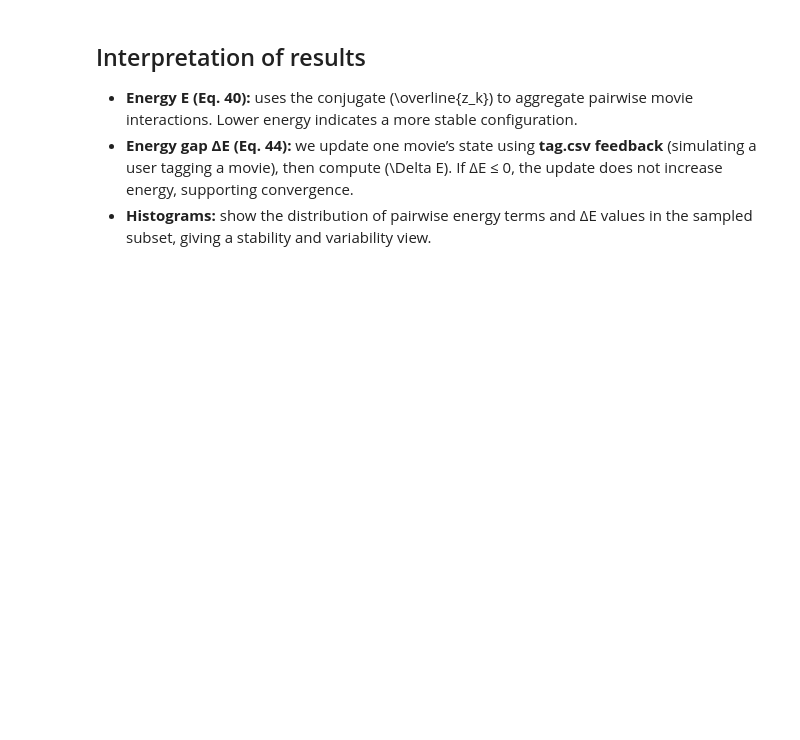
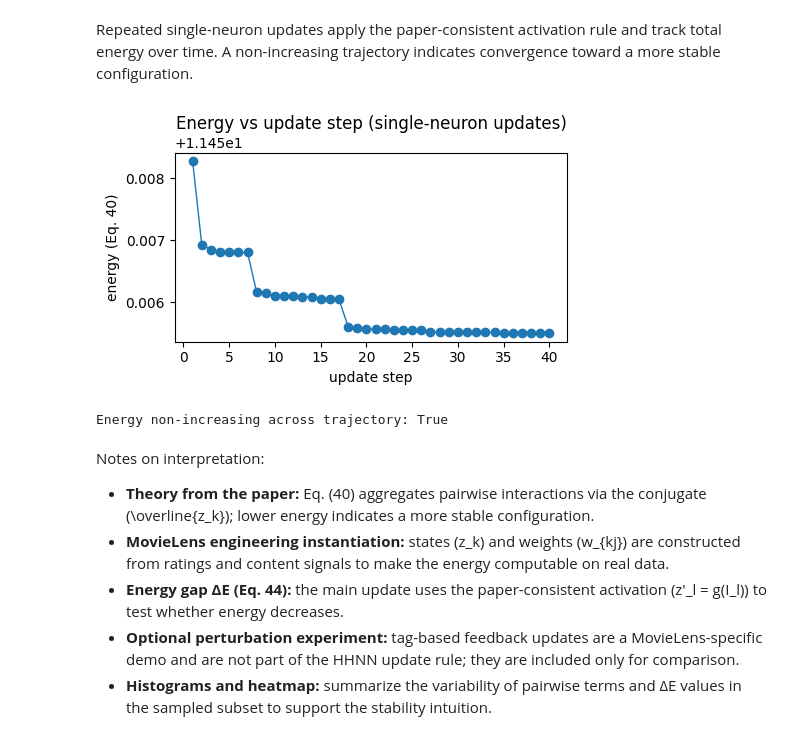
Before and after one commit to yixuan116/MovieLens-with-Restricted-Boltzmann-machine, a Jupyter notebook: notebooks/03_Activ and Engy func.ipynb, the cells around one changed output. Cells and saved outputs as stored; diff of their text form; code cells hidden in the pictures; blank space fills up the shorter version.

```diff
--- a/notebooks/03_Activ and Engy func.ipynb
+++ b/notebooks/03_Activ and Engy func.ipynb
@@ -373,6 +543,43 @@ plt.show()
+# %% [markdown]
+Repeated single-neuron updates apply the paper-consistent activation rule and track total energy over time. A non-increasing trajectory indicates convergence toward a more stable configuration.
+# %%
+# Repeated single-neuron updates with energy tracking (Eq. 40)
+np.random.seed(123)
+num_updates = 40
+
+z_real_traj = z_real_k.copy()
+z_unip_traj = z_unip_k.copy()
+
+energy_traj = []
+for step in range(num_updates):
+    l = int(np.random.choice(range(K)))
+    I_r, I_u = compute_input_Il(l, z_real_traj, z_unip_traj, W_real_k, W_unip_k)
+    z_rp, z_up = activation_eq34(I_r, I_u)
+    z_real_traj[l] = z_rp
+    z_unip_traj[l] = z_up
+
+    energy_traj.append(compute_energy_eq40(z_real_traj, z_unip_traj, W_real_k, W_unip_k))
+
+energy_traj = np.array(energy_traj)
+non_increasing = bool(np.all(np.diff(energy_traj) <= 1e-12))
+
+plt.figure(figsize=(5, 3))
+plt.plot(range(1, num_updates + 1), energy_traj, marker="o", linewidth=1)
+plt.title("Energy vs update step (single-neuron updates)")
+plt.xlabel("update step")
+plt.ylabel("energy (Eq. 40)")
+plt.tight_layout()
+plt.show()
+
+print("Energy non-increasing across trajectory:", non_increasing)
+# %% [output]
+[figure, added]
+Energy non-increasing across trajectory: True
 # %% [markdown]
-## Interpretation of results
+Notes on interpretation:
 
-- **Energy E (Eq. 40):** uses the conjugate \(\overline{z_k}\) to aggregate pairwise movie interactions. Lower energy indicates a more stable configuration.
-- **Energy gap ΔE (Eq. 44):** we update one movie’s state using **tag.csv feedback** (simulating a user tagging a movie), then compute \(\Delta E\). If ΔE ≤ 0, the update does not increase energy, supporting convergence.
-- **Histograms:** show the distribution of pairwise energy terms and ΔE values in the sampled subset, giving a stability and variability view.
+- **Theory from the paper:** Eq. (40) aggregates pairwise interactions via the conjugate \(\overline{z_k}\); lower energy indicates a more stable configuration.
+- **MovieLens engineering instantiation:** states \(z_k\) and weights \(w_{kj}\) are constructed from ratings and content signals to make the energy computable on real data.
+- **Energy gap ΔE (Eq. 44):** the main update uses the paper-consistent activation \(z'_l = g(I_l)\) to test whether energy decreases.
+- **Optional perturbation experiment:** tag-based feedback updates are a MovieLens-specific demo and are not part of the HHNN update rule; they are included only for comparison.
+- **Histograms and heatmap:** summarize the variability of pairwise terms and ΔE values in the sampled subset to support the stability intuition.
```
Also changed, not shown: parts of 11 cells of this notebook, 1 other file.
